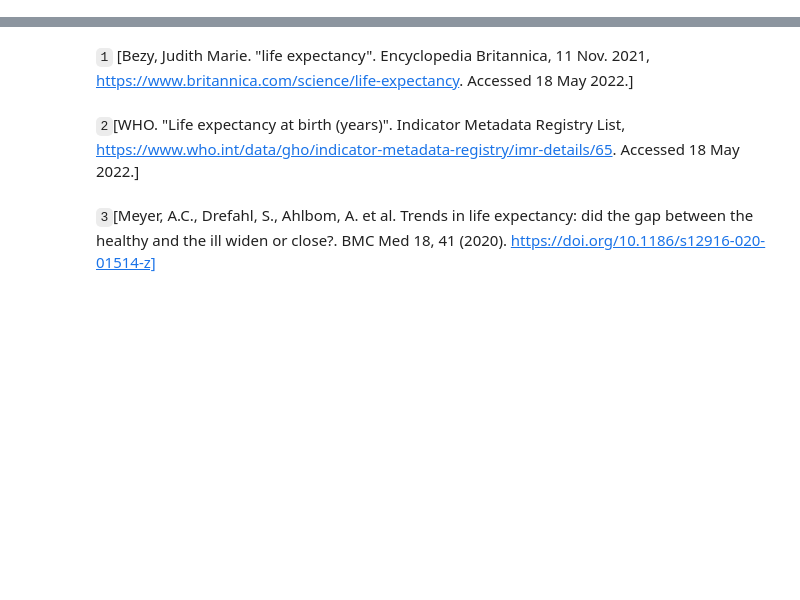
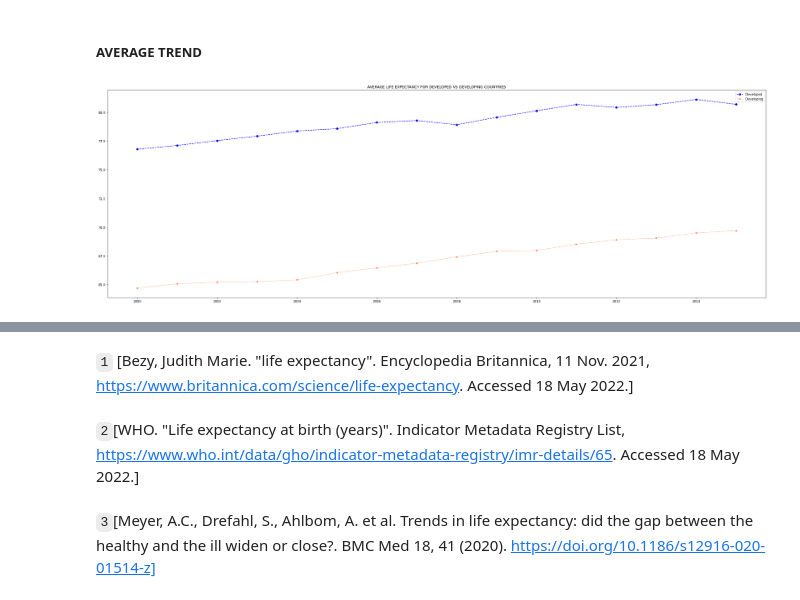
Before and after one commit to Swintabel/Life_expectancy, a Jupyter notebook: lifeexpectancy.ipynb, the cells around one changed output, grey strips where cells are left out. Cells and saved outputs as stored; diff of their text form; code cells hidden in the pictures; blank space fills up the shorter version.

```diff
--- a/lifeexpectancy.ipynb
+++ b/lifeexpectancy.ipynb
@@ -54,0 +50,3 @@ As a data science problem, the relevance of results depends on the quality of th
+# %%
+led=pd.read_excel("led_clean.xlsx")
+led.head(2)
@@ -54,0 +60,2 @@ As a data science problem, the relevance of results depends on the quality of th
+# %%
+led_group = led.groupby(by = ['Year', 'Status']).mean().reset_index()
@@ -54,0 +72,13 @@ As a data science problem, the relevance of results depends on the quality of th
+# %% [markdown]
+##### AVERAGE TREND
+# %%
+Developed = led_group.loc[led_group['Status'] == 'Developed',:]
+Developing = led_group.loc[led_group['Status'] == 'Developing',:]
+plt.figure(figsize=(30, 10))
+plt.plot(Developed['Year'], Developed['Lifeexpectancy'], color='blue', linestyle='--', marker='o')
+plt.plot(Developing['Year'], Developing['Lifeexpectancy'], color='coral', linestyle=':', marker='*')
+plt.title('AVERAGE LIFE EXPECTANCY FOR DEVELOPED VS DEVELOPING COUNTRIES')
+plt.legend(['Developed','Developing'])
+plt.show()
+# %% [output]
+[figure, added]
```
Also changed, not shown: parts of 10 cells of this notebook, 2 other files.
